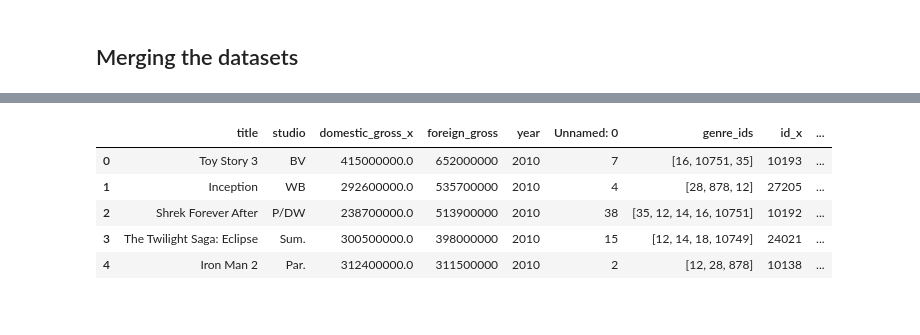
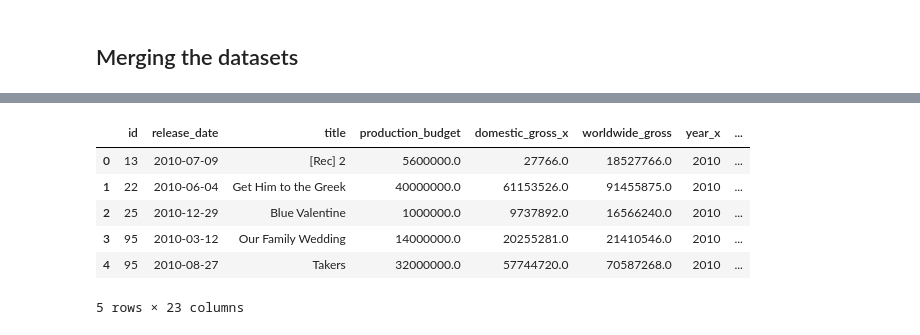
Before and after one commit to SilviaGworit/dsc-phase-1-project-v2-4, a Jupyter notebook: student.ipynb, the cells around one changed output, grey strips where cells are left out. Cells and saved outputs as stored; diff of their text form; code cells hidden in the pictures.

```diff
--- a/student.ipynb
+++ b/student.ipynb
@@ -381 +322,5 @@ worldwide_gross      0
 dtype: int64
+# %%
+# dropping rows with missing values
+rt_movie.dropna(subset =['synopsis','rating','director', 'writer' ,'theater_date','dvd_date', 'currency','box_office','runtime','studio'] , inplace = True)
+rt_movie.isna().sum()
@@ -440 +346,4 @@ imdb.duplicated().sum()
+# %%
+#removing the | from the genre column and splitting elements in the genre column
+rt_movie = rt_movie.assign(genre=rt_movie.genre.str.split('|'))
 # %%
@@ -449,5 +380,6 @@ imdb.head()
 # %% [markdown]
 ## Merging the datasets
 # %%
-tn_movie.rename(columns = {'movie':'title'}, inplace = True)
-imdb.rename(columns = {'original_title':'title'}, inplace = True)
+# renaming the column names that will be used to join the tables
+tn_movie_budget.rename(columns = {'movie':'title'}, inplace = True)
+tmdb_movies.rename(columns = {'original_title': 'title'}, inplace = True)
@@ -463,0 +386,4 @@ df1.head()
+# %%
+# Joining rt_movie to tn_movie_budget
+df1 =tn_movie_budget.merge(rt_movie, how = 'inner', on = 'id')
+df1.head()
@@ -464,10 +417,12 @@ df1.head()
 # %%
-df2 =df1.merge(tn_movie ,on= 'title')
+# Joining bom_movies to the first dataframe
+df2 =df1.merge(bom_movies ,on= 'title')
 df2.head()
 # %% [output]
-|  | title | studio | domestic_gross_x | foreign_gross | year | Unnamed: 0 | genre_ids | id_x | ... |
-| 0 | Toy Story 3 | BV | 415000000.0 | 652000000 | 2010 | 7 | [16, 10751, 35] | 10193 | ... |
-| 1 | Inception | WB | 292600000.0 | 535700000 | 2010 | 4 | [28, 878, 12] | 27205 | ... |
-| 2 | Shrek Forever After | P/DW | 238700000.0 | 513900000 | 2010 | 38 | [35, 12, 14, 16, 10751] | 10192 | ... |
-| 3 | The Twilight Saga: Eclipse | Sum. | 300500000.0 | 398000000 | 2010 | 15 | [12, 14, 18, 10749] | 24021 | ... |
-| 4 | Iron Man 2 | Par. | 312400000.0 | 311500000 | 2010 | 2 | [12, 28, 878] | 10138 | ... |
+|  | id | release_date | title | production_budget | domestic_gross_x | worldwide_gross | year_x | ... |
+| 0 | 13 | 2010-07-09 | [Rec] 2 | 5600000.0 | 27766.0 | 18527766.0 | 2010 | ... |
+| 1 | 22 | 2010-06-04 | Get Him to the Greek | 40000000.0 | 61153526.0 | 91455875.0 | 2010 | ... |
+| 2 | 25 | 2010-12-29 | Blue Valentine | 1000000.0 | 9737892.0 | 16566240.0 | 2010 | ... |
+| 3 | 95 | 2010-03-12 | Our Family Wedding | 14000000.0 | 20255281.0 | 21410546.0 | 2010 | ... |
+| 4 | 95 | 2010-08-27 | Takers | 32000000.0 | 57744720.0 | 70587268.0 | 2010 | ... |
+5 rows × 23 columns
```
Also changed, not shown: parts of 76 cells of this notebook.
